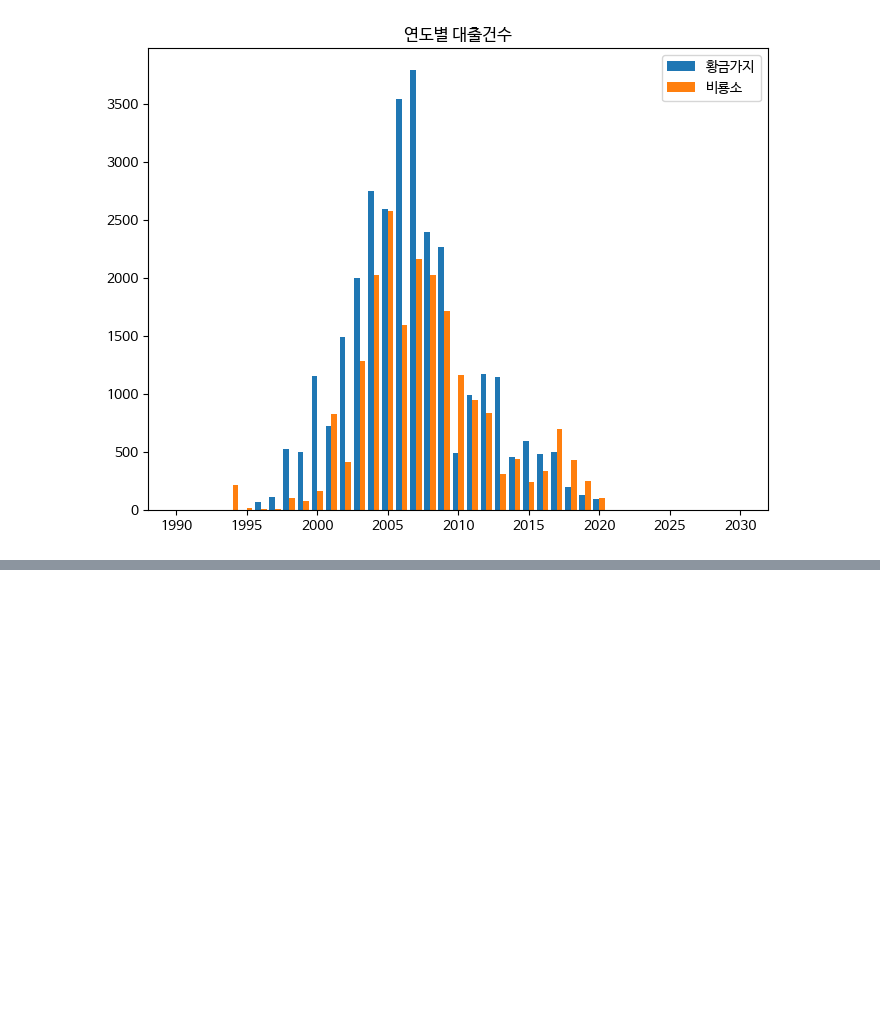
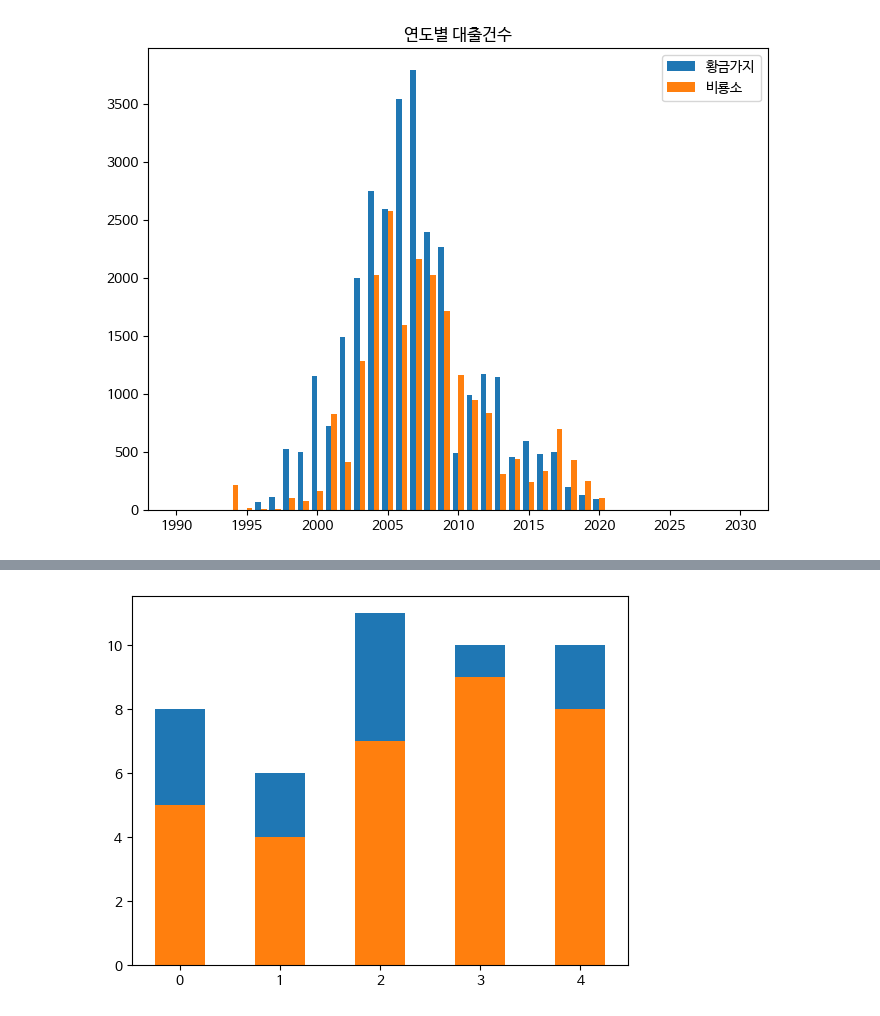
Before and after one commit to seha111111/data_anal, a Jupyter notebook: ch06_high.ipynb, the cells around one changed output, grey strips where cells are left out. Saved outputs shown, nothing was run; the diff lists cells and outputs as text; code cells hidden in the pictures; blank space fills up the shorter version.

```diff
--- a/ch06_high.ipynb
+++ b/ch06_high.ipynb
@@ -158,0 +256,11 @@ fig.show()
+# %%
+# 그래프 세팅
+# zip(list1, list2) - (list1[i], list2[i]) - 튜플로 만들어 주낟.
+height3 = [a + b for a, b in zip(height1, height2)]
+# range(5) - 0 ~ 4 리스트 데이터
+plt.bar(range(len(height3)), height3, width=0.5)
+#  height3 위에 height1을 덮어쓰기로 그렸다. - 덮어쓰기한 나머지 데이터가 height2에 해당된다.
+plt.bar(range(len(height1)), height1, width=0.5)
+plt.show()
+# %% [output]
+[figure, added]
```
Also changed, not shown: parts of 27 cells of this notebook.
